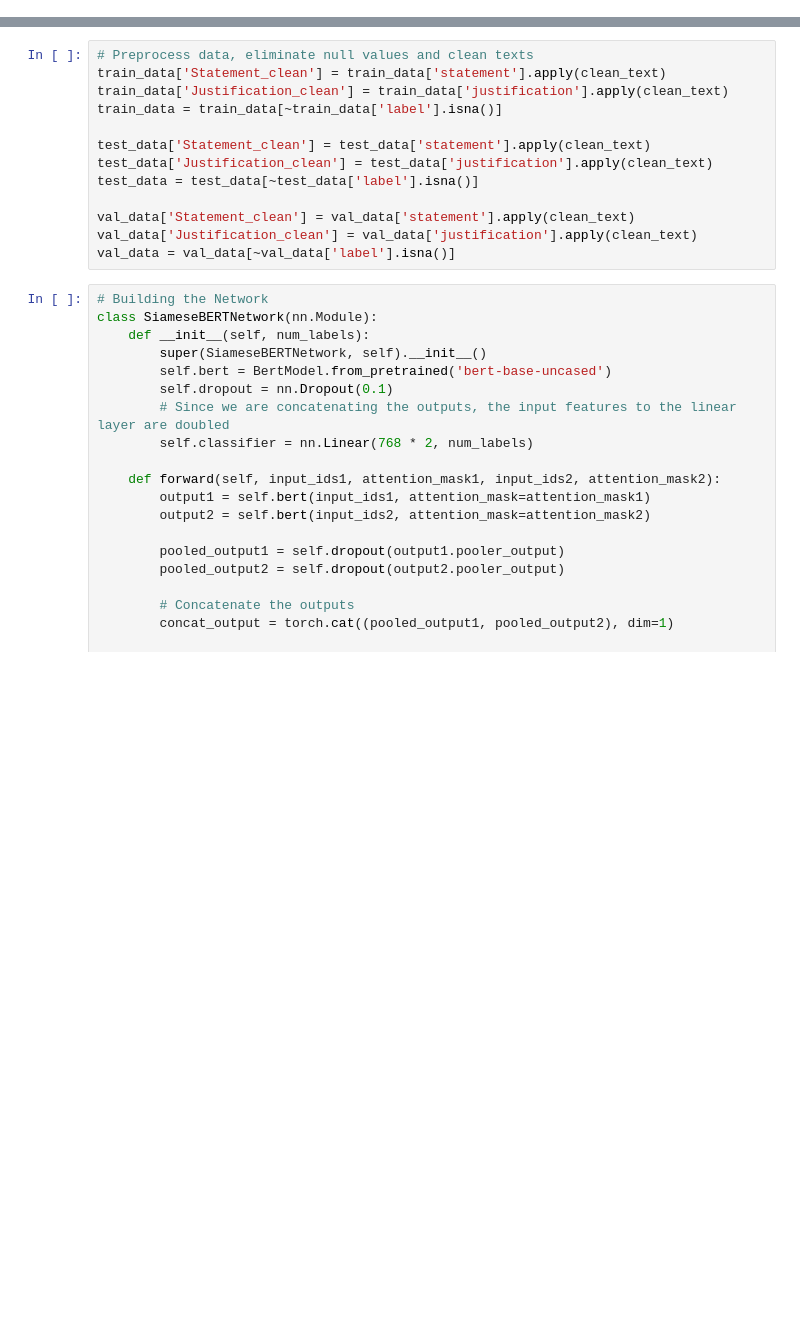
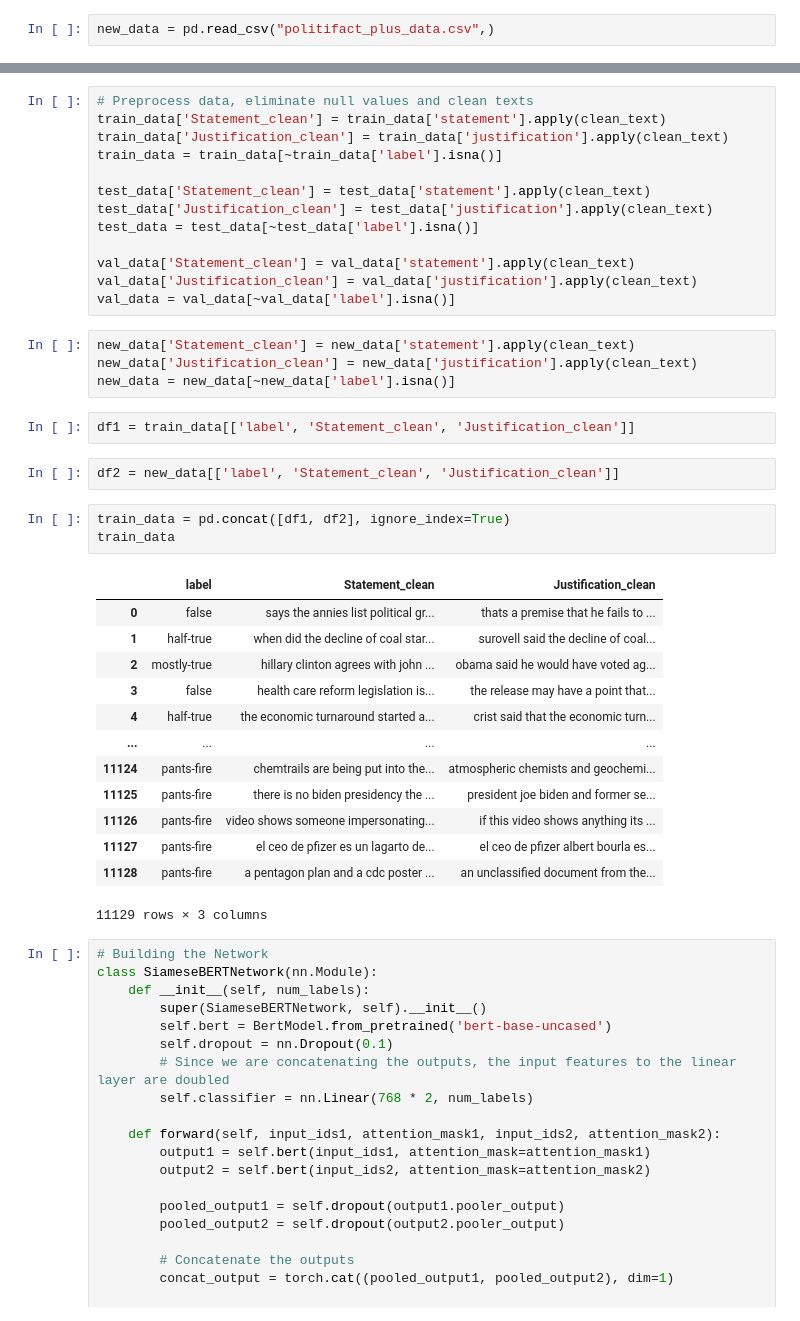
Before and after one commit to Cyl200215/DSC180A-Politicalbias-Model, a Jupyter notebook: Liar Classification.ipynb, the cells around one changed output, grey strips where cells are left out. Drawn from its saved outputs; the diff is of its cells as text; blank space fills up the shorter version.

```diff
--- a/Liar Classification.ipynb
+++ b/Liar Classification.ipynb
@@ -31,6 +31,8 @@ def clean_text(text):
 
 # # Reapply the cleaning function
 # data['Statement_clean'] = data['statement'].apply(clean_text)
+# %%
+new_data = pd.read_csv("politifact_plus_data.csv",)
 # %%
 # Load train, test, validation data
 train_data = pd.read_csv("train2.tsv",sep='\t', header=None)
@@ -225,6 +227,31 @@ test_data = test_data[~test_data['label'].isna()]
 val_data['Statement_clean'] = val_data['statement'].apply(clean_text)
 val_data['Justification_clean'] = val_data['justification'].apply(clean_text)
 val_data = val_data[~val_data['label'].isna()]
+# %%
+new_data['Statement_clean'] = new_data['statement'].apply(clean_text)
+new_data['Justification_clean'] = new_data['justification'].apply(clean_text)
+new_data = new_data[~new_data['label'].isna()]
+# %%
+df1 = train_data[['label', 'Statement_clean', 'Justification_clean']]
+# %%
+df2 = new_data[['label', 'Statement_clean', 'Justification_clean']]
+# %%
+train_data = pd.concat([df1, df2], ignore_index=True)
+train_data
+# %% [output]
+|  | label | Statement_clean | Justification_clean |
+| 0 | false | says the annies list political gr... | thats a premise that he fails to ... |
+| 1 | half-true | when did the decline of coal star... | surovell said the decline of coal... |
+| 2 | mostly-true | hillary clinton agrees with john ... | obama said he would have voted ag... |
+| 3 | false | health care reform legislation is... | the release may have a point that... |
+| 4 | half-true | the economic turnaround started a... | crist said that the economic turn... |
+| ... | ... | ... | ... |
+| 11124 | pants-fire | chemtrails are being put into the... | atmospheric chemists and geochemi... |
+| 11125 | pants-fire | there is no biden presidency the ... | president joe biden and former se... |
+| 11126 | pants-fire | video shows someone impersonating... | if this video shows anything its ... |
+| 11127 | pants-fire | el ceo de pfizer es un lagarto de... | el ceo de pfizer albert bourla es... |
+| 11128 | pants-fire | a pentagon plan and a cdc poster ... | an unclassified document from the... |
+11129 rows × 3 columns
 # %%
 # Building the Network
 class SiameseBERTNetwork(nn.Module):
```
Also changed, not shown: parts of 1 cell of this notebook, 1 other file.
